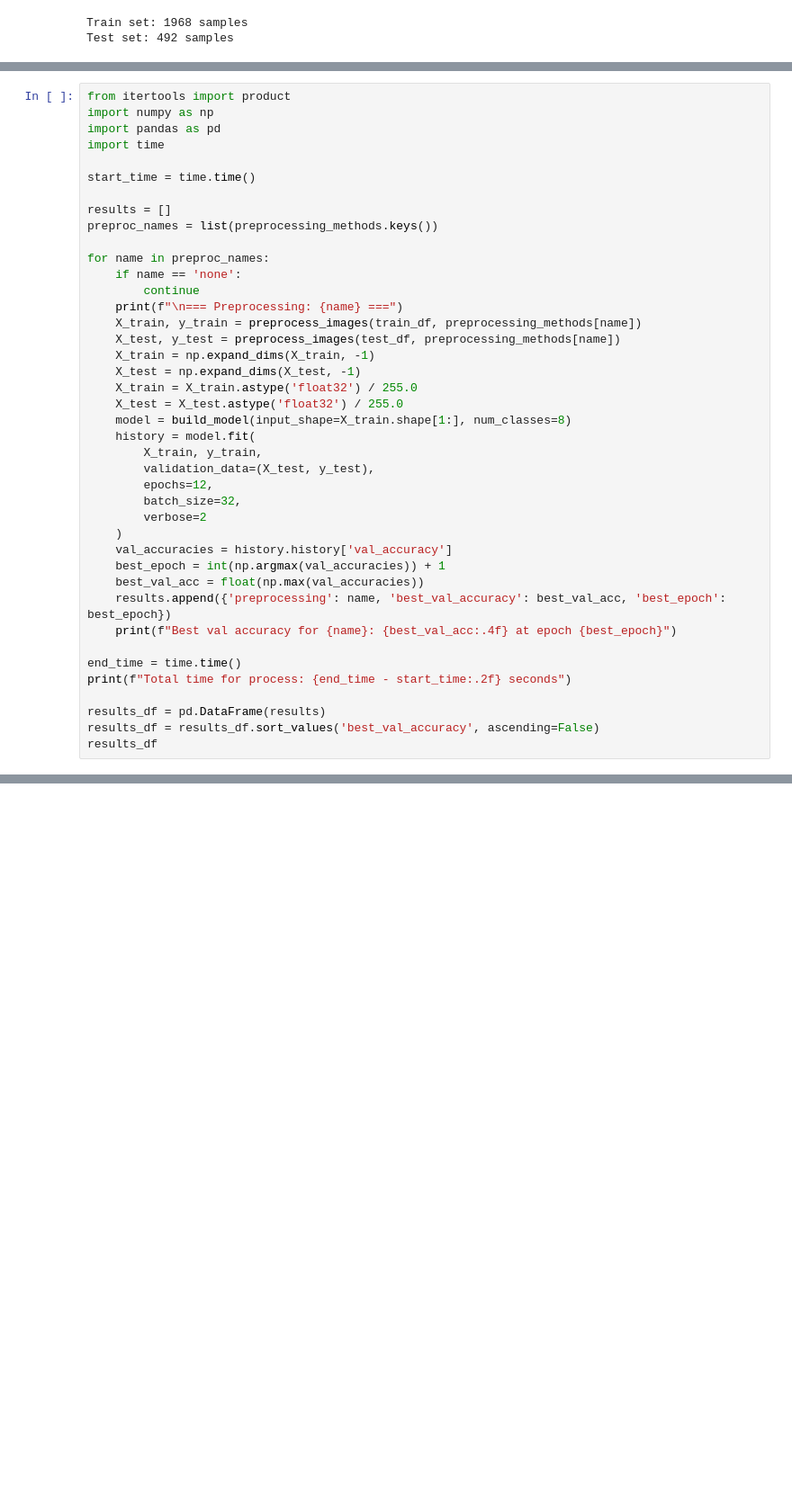
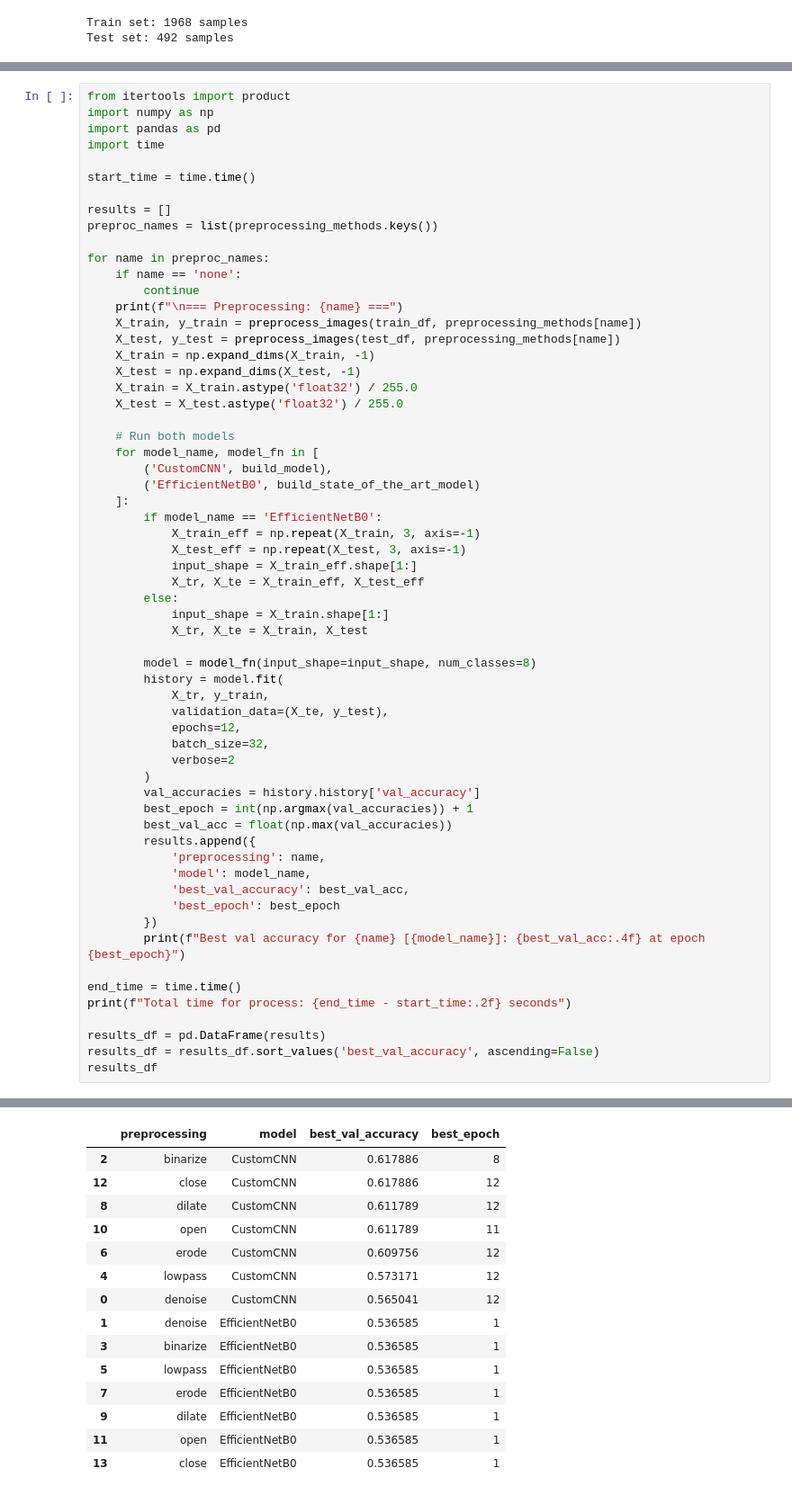
Before and after one commit to PepeuFBV/breast_cancer_analysis, a Jupyter notebook: preprocessing-and-model.ipynb, the cells around one changed output, grey strips where cells are left out. Shown: that part at 90% size. Saved outputs shown, nothing was run; the diff lists cells and outputs as text; blank space fills up the shorter version.

```diff
--- a/preprocessing-and-model.ipynb
+++ b/preprocessing-and-model.ipynb
@@ -201,19 +233,39 @@ for name in preproc_names:
     X_test = np.expand_dims(X_test, -1)
     X_train = X_train.astype('float32') / 255.0
     X_test = X_test.astype('float32') / 255.0
-    model = build_model(input_shape=X_train.shape[1:], num_classes=8)
-    history = model.fit(
-        X_train, y_train,
-        validation_data=(X_test, y_test),
-        epochs=12,
-        batch_size=32,
-        verbose=2
-    )
-    val_accuracies = history.history['val_accuracy']
-    best_epoch = int(np.argmax(val_accuracies)) + 1
-    best_val_acc = float(np.max(val_accuracies))
-    results.append({'preprocessing': name, 'best_val_accuracy': best_val_acc, 'best_epoch': best_epoch})
-    print(f"Best val accuracy for {name}: {best_val_acc:.4f} at epoch {best_epoch}")
+
+    # Run both models
+    for model_name, model_fn in [
+        ('CustomCNN', build_model),
+        ('EfficientNetB0', build_state_of_the_art_model)
+    ]:
+        if model_name == 'EfficientNetB0':
+            X_train_eff = np.repeat(X_train, 3, axis=-1)
+            X_test_eff = np.repeat(X_test, 3, axis=-1)
+            input_shape = X_train_eff.shape[1:]
+            X_tr, X_te = X_train_eff, X_test_eff
+        else:
+            input_shape = X_train.shape[1:]
+            X_tr, X_te = X_train, X_test
+
+        model = model_fn(input_shape=input_shape, num_classes=8)
+        history = model.fit(
+            X_tr, y_train,
+            validation_data=(X_te, y_test),
+            epochs=12,
+            batch_size=32,
+            verbose=2
+        )
+        val_accuracies = history.history['val_accuracy']
+        best_epoch = int(np.argmax(val_accuracies)) + 1
+        best_val_acc = float(np.max(val_accuracies))
+        results.append({
+            'preprocessing': name,
+            'model': model_name,
+            'best_val_accuracy': best_val_acc,
+            'best_epoch': best_epoch
+        })
+        print(f"Best val accuracy for {name} [{model_name}]: {best_val_acc:.4f} at epoch {best_epoch}")
 
 end_time = time.time()
 print(f"Total time for process: {end_time - start_time:.2f} seconds")
@@ -257,3 +384,18 @@ Epoch 2/12
+|  | preprocessing | model | best_val_accuracy | best_epoch |
+| 2 | binarize | CustomCNN | 0.617886 | 8 |
+| 12 | close | CustomCNN | 0.617886 | 12 |
+| 8 | dilate | CustomCNN | 0.611789 | 12 |
+| 10 | open | CustomCNN | 0.611789 | 11 |
+| 6 | erode | CustomCNN | 0.609756 | 12 |
+| 4 | lowpass | CustomCNN | 0.573171 | 12 |
+| 0 | denoise | CustomCNN | 0.565041 | 12 |
+| 1 | denoise | EfficientNetB0 | 0.536585 | 1 |
+| 3 | binarize | EfficientNetB0 | 0.536585 | 1 |
+| 5 | lowpass | EfficientNetB0 | 0.536585 | 1 |
+| 7 | erode | EfficientNetB0 | 0.536585 | 1 |
+| 9 | dilate | EfficientNetB0 | 0.536585 | 1 |
+| 11 | open | EfficientNetB0 | 0.536585 | 1 |
+| 13 | close | EfficientNetB0 | 0.536585 | 1 |
 # %%
 from itertools import product
 import numpy as np
```
Also changed, not shown: parts of 3 cells of this notebook, 2 other files.
